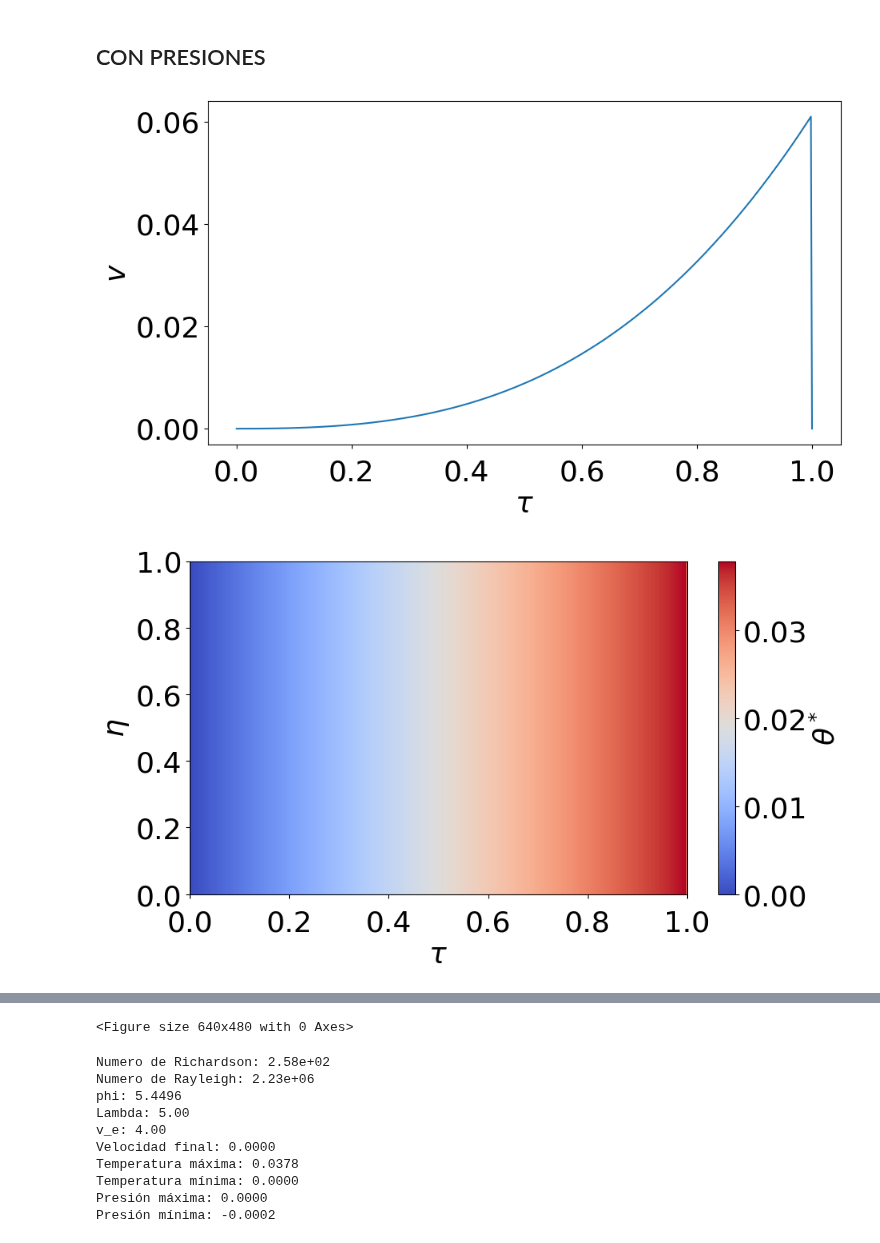
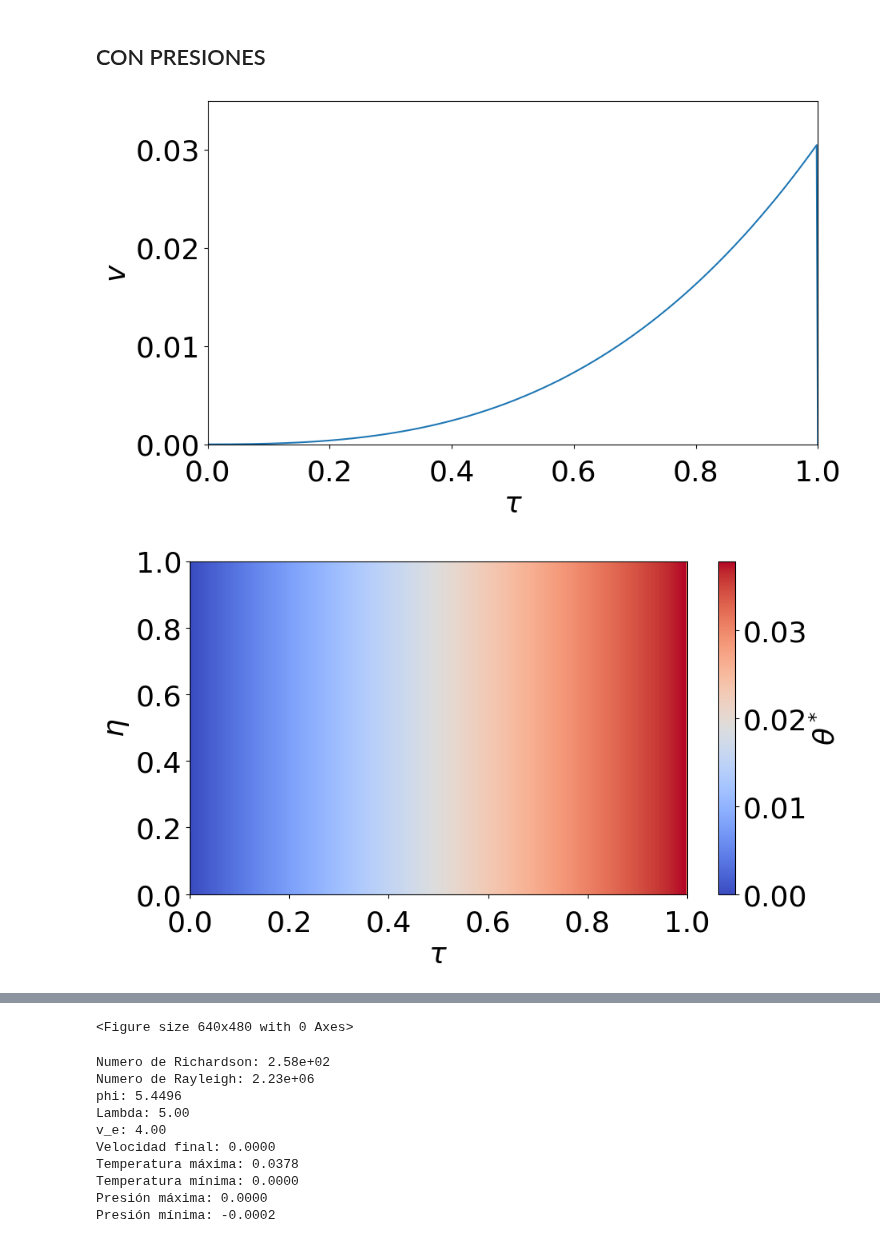
Before and after one commit to angelgvillatoro/bullville_M1, a Jupyter notebook: tfm/principal.ipynb, the cells around one changed output, grey strips where cells are left out. Saved outputs shown, nothing was run; the diff lists cells and outputs as text; code cells hidden in the pictures.

```diff
--- a/tfm/principal.ipynb
+++ b/tfm/principal.ipynb
@@ -150,7 +83,7 @@ plt.show()
 ## CON PRESIONES
 # %%
 # Calculo y representación
-def calculo_temp_presiones(Ra, Ri, delta, v_e, LAMBDA):
+def calculo_temp_presiones(Ra, Ri, phi, delta, v_e, LAMBDA):
     # Definición de variables y condiciones iniciales
     M = 256 # Número de puntos en la dirección vertical
     N = 512 # Número de puntos en la dirección temporal
@@ -190,17 +123,15 @@ def calculo_temp_presiones(Ra, Ri, delta, v_e, LAMBDA):
                 xi[x, t] = 2 * xi[x+1, t] - xi[x+2, t] + 0.5 * deta * dtheta_deta
 
         # Redefinición de v
-        v[t] = v[t-1] + deta * (- phi / v_e * (xi[1, t-1] - xi[0, t-1]) / deta - Ra**-1 * v[t-1] + theta_star[0, t-1]/v_e)
+        v[t] = v[t-1] + dtau * (- phi / v_e * (xi[1, t-1] - xi[0, t-1]) / deta - Ra**-1 * v[t-1] + theta_star[0, t-1]/v_e)
 
 
     return v, theta_star, xi, eta, tau
 # %%
-
-
 # Primero, ejecutamos la función de cálculo
 h, phi, Ri, Ra, LAMBDA, delta = parametros(D, L, Delta_T)
 v_e = newton_raphson(phi, Ri, Ra, LAMBDA, v0=0.1, tol=1e-6, max_iter=100)
-v, theta_star, xi, eta, tau = calculo_temp_presiones(Ra, Ri, delta, v_e, LAMBDA)
+v, theta_star, xi, eta, tau = calculo_temp_presiones(Ra, Ri, phi, delta, v_e, LAMBDA)
 
 # Configuración general de los gráficos
 plt.rcParams.update({'font.size': 26})
@@ -210,6 +141,8 @@ plt.figure(figsize=(10, 6))
 plt.plot(tau, v)
 plt.xlabel(r'$\tau$')
 plt.ylabel(r'$v$')
+plt.xlim(0,1)
+plt.ylim(0,0.035)
 plt.tick_params(axis='both', which='major', labelsize=26)
 plt.tick_params(axis='x', which='major', pad=10)
 #plt.title('Evolución temporal de la velocidad adimensional')
@@ -230,34 +163,34 @@ plt.show()
 
 # Para xi
 plt.figure(figsize=(10, 6))
 im = plt.imshow(xi, aspect='auto', extent=[tau[0], tau[-1], eta[0], eta[-1]], cmap='viridis', origin='lower')
 plt.colorbar(im, label=r'$\xi$')
 plt.xlabel(r'$\tau$')
 plt.ylabel(r'$\eta$')
 plt.tick_params(axis='both', which='major', labelsize=26)
 plt.tick_params(axis='x', which='major', pad=10)
 #plt.title('Distribución de presión adimensional')
 plt.tight_layout()
 plt.show()
 
 
 
 plt.tight_layout()
 plt.show()
 
 # Imprimir valores característicos
 print(f'Numero de Richardson: {Ri:.2e}')
 print(f'Numero de Rayleigh: {Ra:.2e}')
 print(f'phi: {phi:.4f}')
 print(f'Lambda: {LAMBDA:.2f}')
 print(f'v_e: {v_e:.2f}')
 print(f'Velocidad final: {v[-1]:.4f}')
 print(f'Temperatura máxima: {np.max(theta_star):.4f}')
 print(f'Temperatura mínima: {np.min(theta_star):.4f}')
 print(f'Presión máxima: {np.max(xi):.4f}')
 print(f'Presión mínima: {np.min(xi):.4f}')
 # %% [output]
-[figure, old version]
+[figure, new version]
 [figure]
 [figure]
 <Figure size 640x480 with 0 Axes>
```
Also changed, not shown: parts of 5 cells of this notebook, 8 other files.
